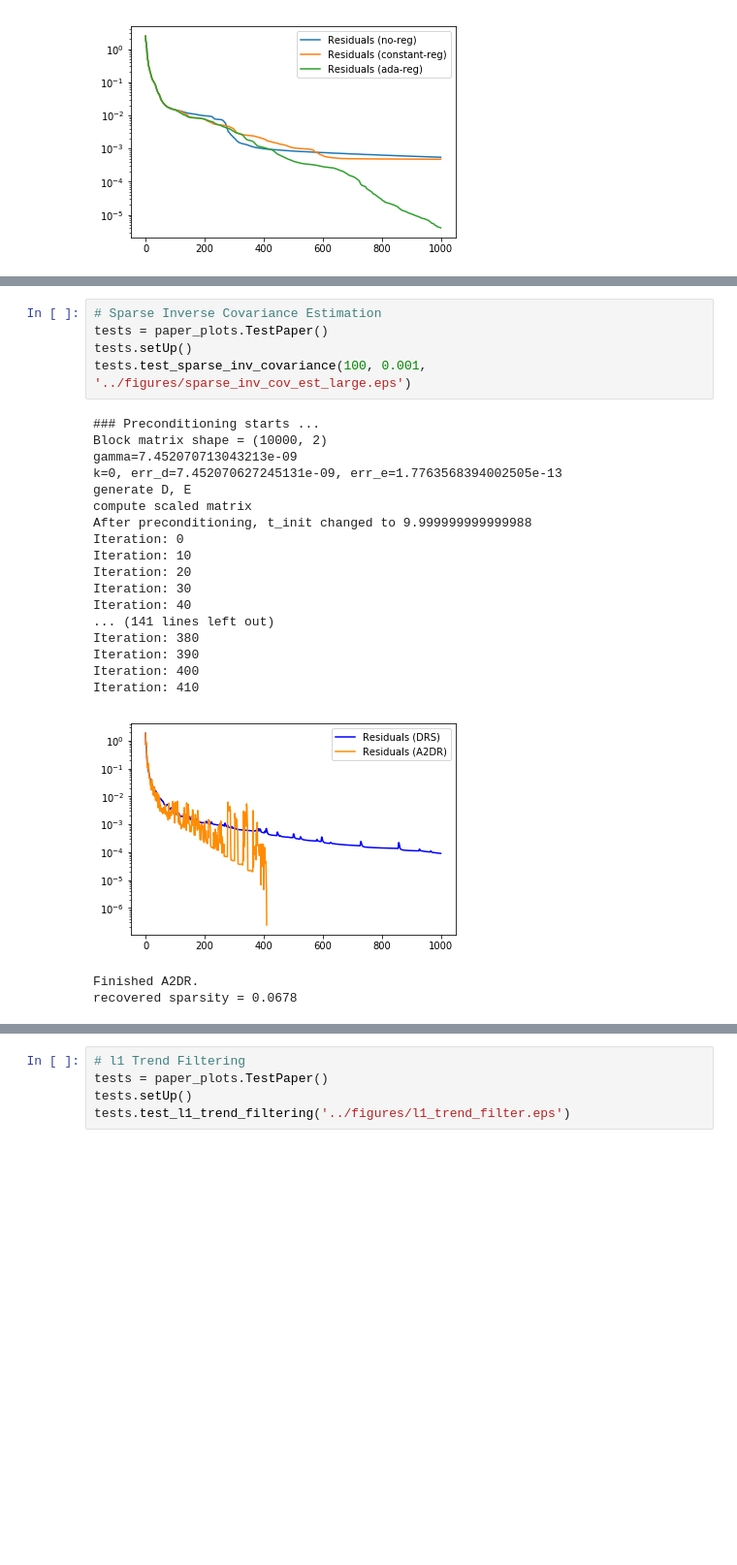
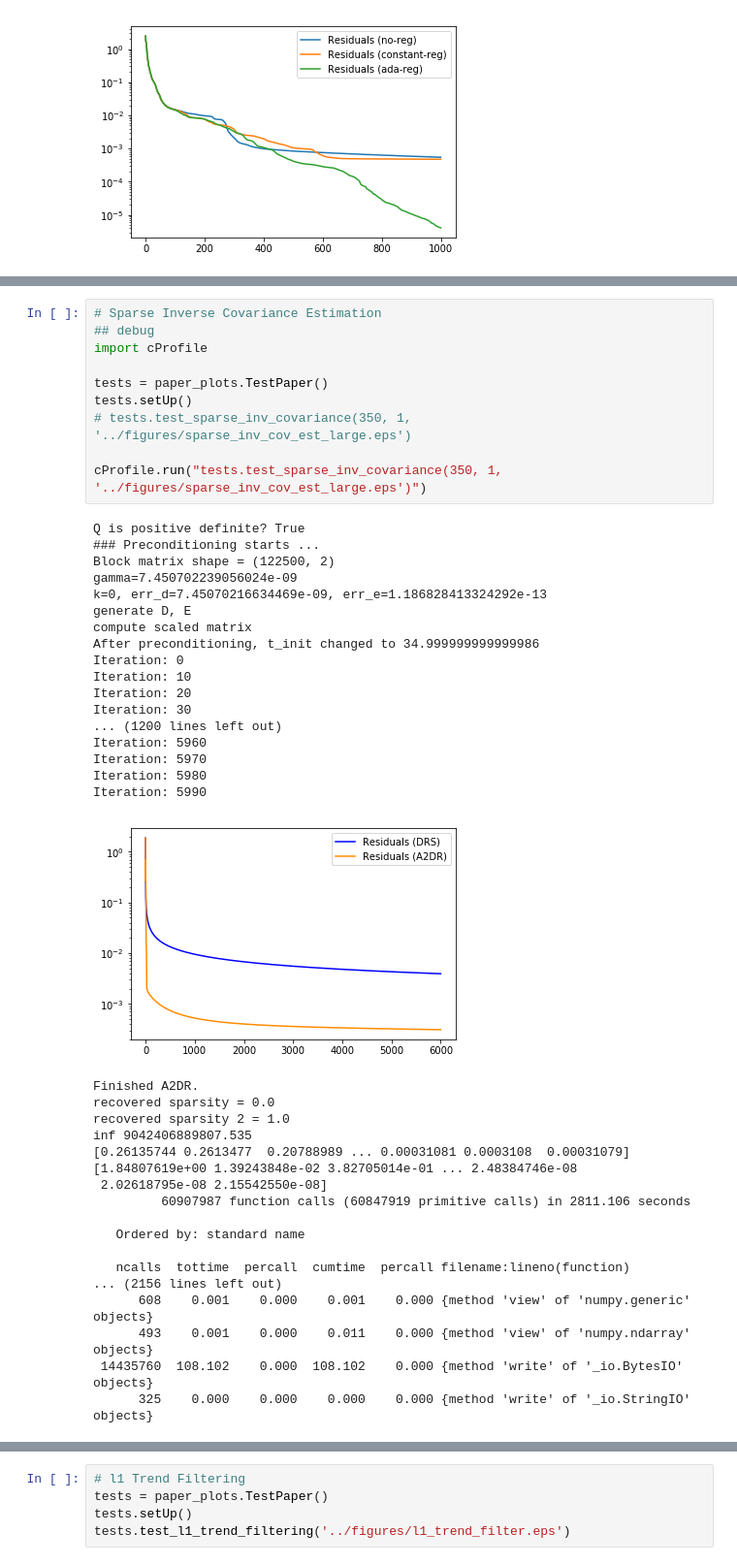
Before and after one commit to cvxgrp/a2dr, a Jupyter notebook: examples/notebooks/paper_plots.ipynb, the cells around one changed output, grey strips where cells are left out. Shown: that part at 97% size. Drawn from its saved outputs; the diff is of its cells as text; blank space fills up the shorter version.

Commit message:
correct bugs for large scale sparse inverse covariance estimation, improve performance of communication

```diff
--- a/examples/notebooks/paper_plots.ipynb
+++ b/examples/notebooks/paper_plots.ipynb
@@ -86,26 +101,46 @@ recovered sparsity = 0.2896
 # %%
 # Sparse Inverse Covariance Estimation
+## debug
+import cProfile
+
 tests = paper_plots.TestPaper()
 tests.setUp()
-tests.test_sparse_inv_covariance(100, 0.001, '../figures/sparse_inv_cov_est_large.eps')
+# tests.test_sparse_inv_covariance(350, 1, '../figures/sparse_inv_cov_est_large.eps')
+
+cProfile.run("tests.test_sparse_inv_covariance(350, 1, '../figures/sparse_inv_cov_est_large.eps')")
 # %% [output]
+Q is positive definite? True
 ### Preconditioning starts ...
-Block matrix shape = (10000, 2)
-gamma=7.452070713043213e-09
-k=0, err_d=7.452070627245131e-09, err_e=1.7763568394002505e-13
+Block matrix shape = (122500, 2)
+gamma=7.450702239056024e-09
+k=0, err_d=7.45070216634469e-09, err_e=1.186828413324292e-13
 generate D, E
 compute scaled matrix
-After preconditioning, t_init changed to 9.999999999999988
+After preconditioning, t_init changed to 34.999999999999986
 Iteration: 0
 Iteration: 10
 Iteration: 20
 Iteration: 30
-Iteration: 40
-... (141 lines left out)
-Iteration: 380
-Iteration: 390
-Iteration: 400
-Iteration: 410
+... (1200 lines left out)
+Iteration: 5960
+Iteration: 5970
+Iteration: 5980
+Iteration: 5990
-[figure, old version]
+[figure, new version]
 Finished A2DR.
-recovered sparsity = 0.0678
+recovered sparsity = 0.0
+recovered sparsity 2 = 1.0
+inf 9042406889807.535
+[0.26135744 0.2613477  0.20788989 ... 0.00031081 0.0003108  0.00031079]
+[1.84807619e+00 1.39243848e-02 3.82705014e-01 ... 2.48384746e-08
+ 2.02618795e-08 2.15542550e-08]
+         60907987 function calls (60847919 primitive calls) in 2811.106 seconds
+
+   Ordered by: standard name
+
+   ncalls  tottime  percall  cumtime  percall filename:lineno(function)
+... (2156 lines left out)
+      608    0.001    0.000    0.001    0.000 {method 'view' of 'numpy.generic' objects}
+      493    0.001    0.000    0.011    0.000 {method 'view' of 'numpy.ndarray' objects}
+ 14435760  108.102    0.000  108.102    0.000 {method 'write' of '_io.BytesIO' objects}
+      325    0.000    0.000    0.000    0.000 {method 'write' of '_io.StringIO' objects}
```
Also changed, not shown: parts of 8 cells of this notebook, 9 other files.
